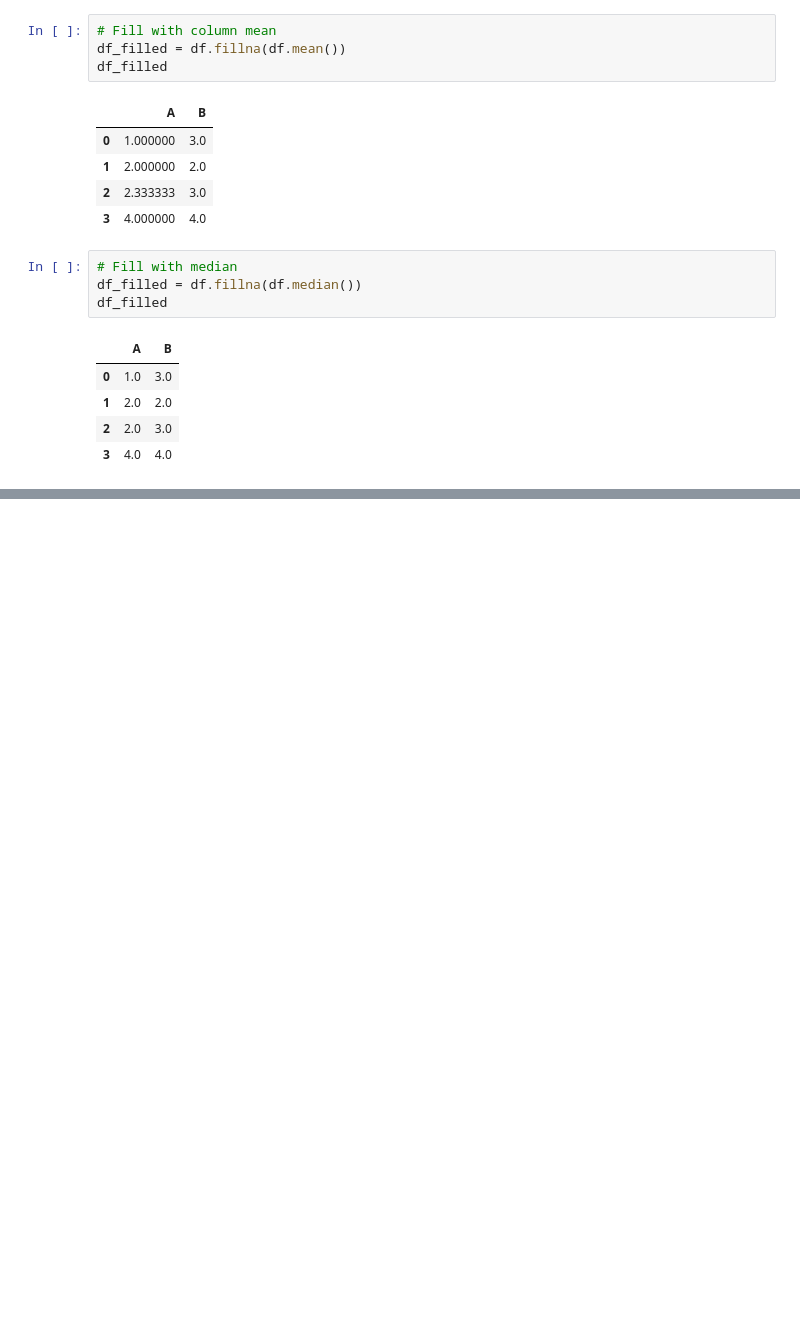
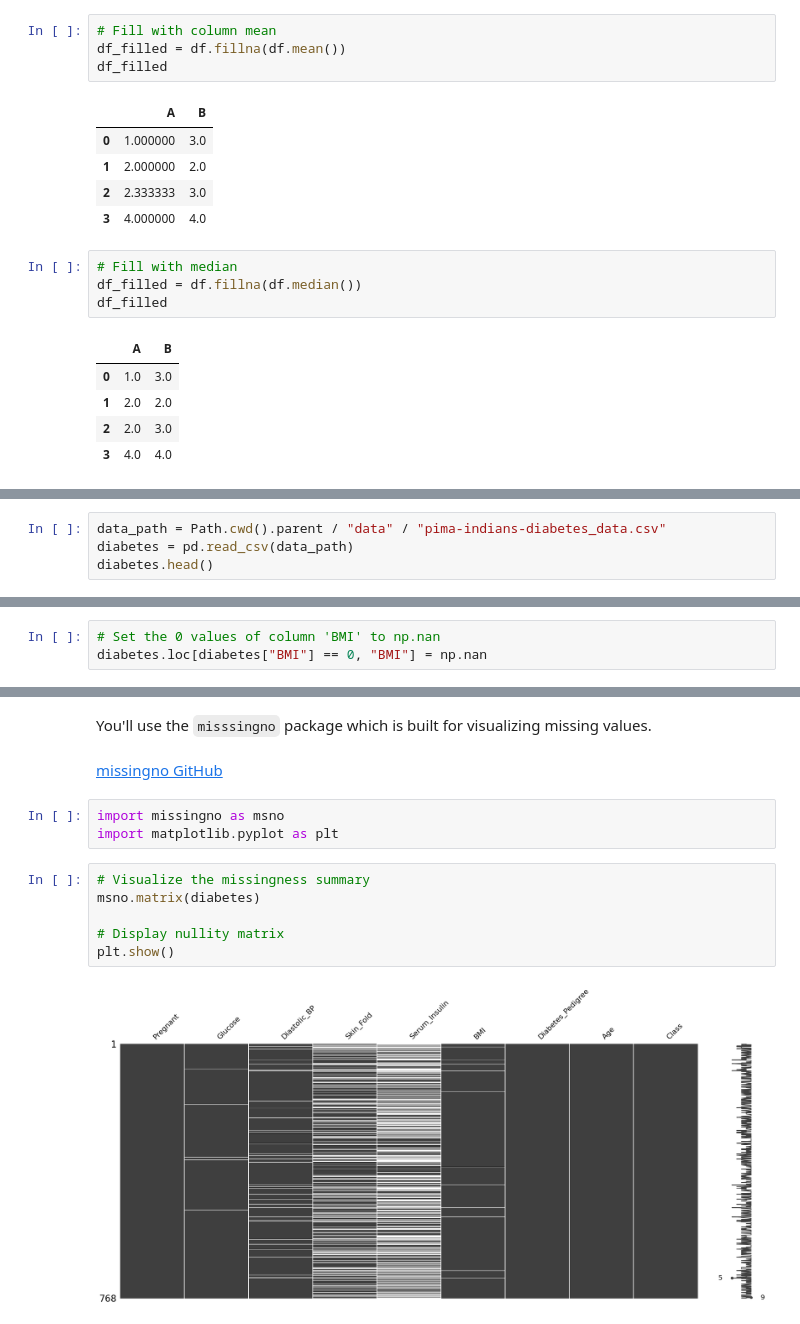
Before and after one commit to ervinstrmcnik/python-data-analytics, a Jupyter notebook: Part_05_Data_Wrangling_With_Pandas/Chapter_Introduction_to_Missing_Data.ipynb, the cells around one changed output, grey strips where cells are left out. Drawn from its saved outputs; the diff is of its cells as text; blank space fills up the shorter version.

Commit message:
add Exploratory Data Analysis

```diff
--- a/Part_05_Data_Wrangling_With_Pandas/Chapter_Introduction_to_Missing_Data.ipynb
+++ b/Part_05_Data_Wrangling_With_Pandas/Chapter_Introduction_to_Missing_Data.ipynb
@@ -450,0 +560,4 @@ df_filled
+# %%
+data_path = Path.cwd().parent / "data" / "pima-indians-diabetes_data.csv"
+diabetes = pd.read_csv(data_path)
+diabetes.head()
@@ -450,0 +604,3 @@ df_filled
+# %%
+# Set the 0 values of column 'BMI' to np.nan
+diabetes.loc[diabetes["BMI"] == 0, "BMI"] = np.nan
@@ -450,0 +634,15 @@ df_filled
+# %% [markdown]
+<p>You'll use the <code>misssingno</code> package which is built for visualizing missing values.
+# %% [markdown]
+[missingno GitHub](https://github.com/ResidentMario/missingno)
+# %%
+import missingno as msno
+import matplotlib.pyplot as plt
+# %%
+# Visualize the missingness summary
+msno.matrix(diabetes)
+
+# Display nullity matrix
+plt.show()
+# %% [output]
+[figure, added]
```
Also changed, not shown: parts of 24 cells of this notebook, 7 other files.
